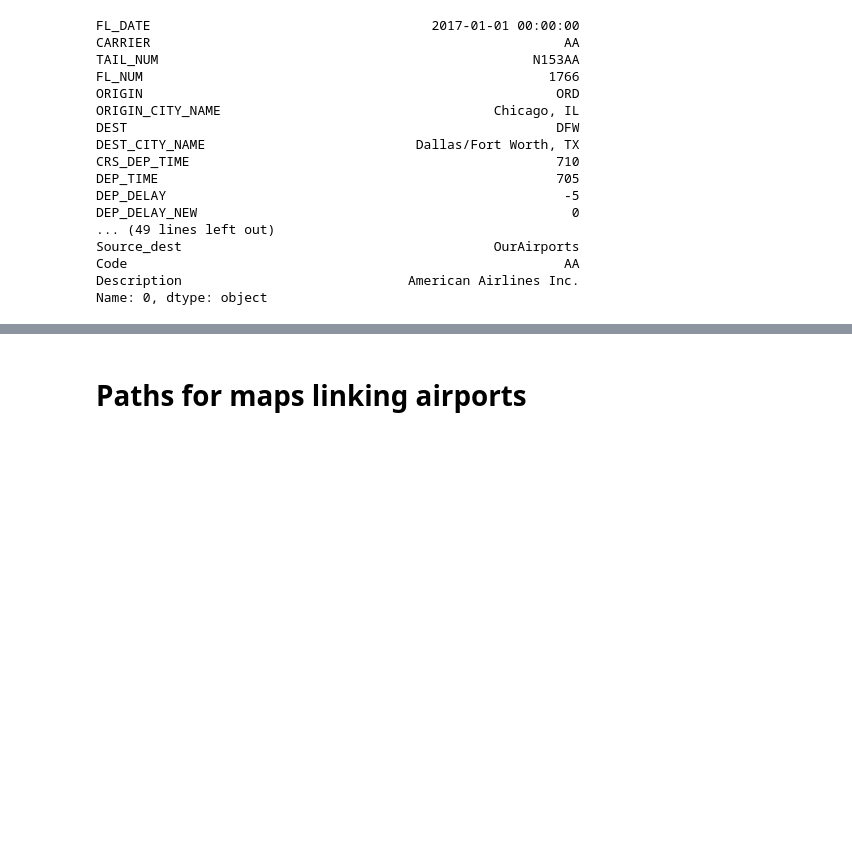
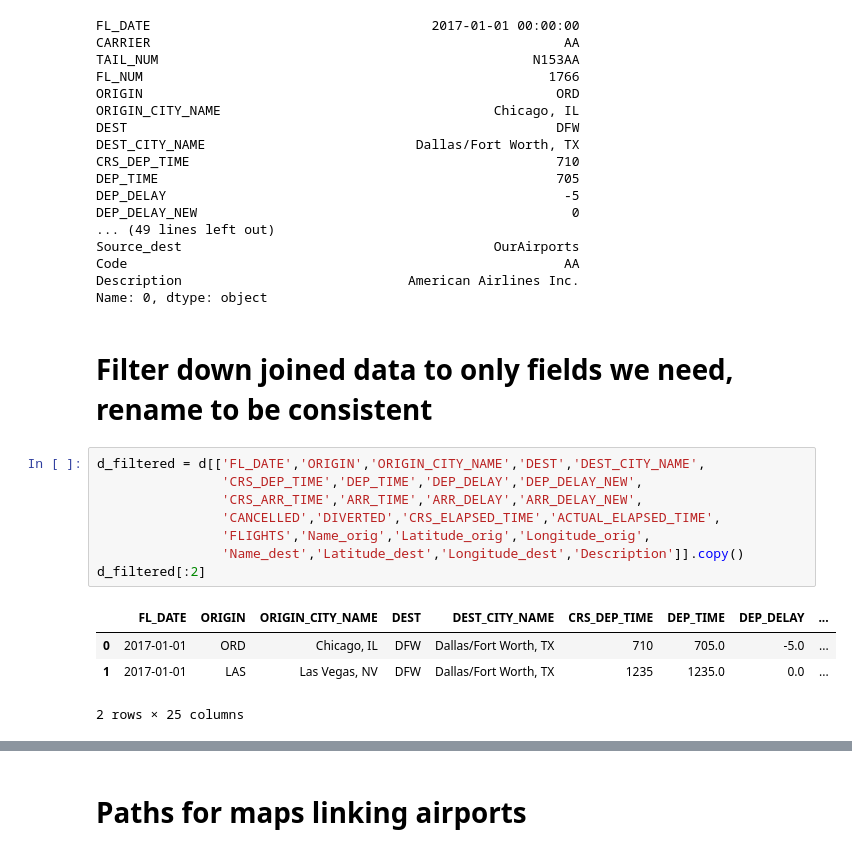
Before and after one commit to aenfield/bonvoyage, a Jupyter notebook: notebooks/CombineAndAugmentBTSData.ipynb, the cells around one changed output, grey strips where cells are left out. Saved outputs shown, nothing was run; the diff lists cells and outputs as text; blank space fills up the shorter version.

Commit message:
Updated for filtering and renaming cols we need.

```diff
--- a/notebooks/CombineAndAugmentBTSData.ipynb
+++ b/notebooks/CombineAndAugmentBTSData.ipynb
@@ -368,3 +368,18 @@ Source_dest                                        OurAirports
 Code                                                        AA
 Description                             American Airlines Inc.
 Name: 0, dtype: object
+# %% [markdown]
+# Filter down joined data to only fields we need, rename to be consistent
+# %%
+d_filtered = d[['FL_DATE','ORIGIN','ORIGIN_CITY_NAME','DEST','DEST_CITY_NAME',
+                'CRS_DEP_TIME','DEP_TIME','DEP_DELAY','DEP_DELAY_NEW',
+                'CRS_ARR_TIME','ARR_TIME','ARR_DELAY','ARR_DELAY_NEW',
+                'CANCELLED','DIVERTED','CRS_ELAPSED_TIME','ACTUAL_ELAPSED_TIME',
+                'FLIGHTS','Name_orig','Latitude_orig','Longitude_orig',
+                'Name_dest','Latitude_dest','Longitude_dest','Description']].copy()
+d_filtered[:2]
+# %% [output]
+|  | FL_DATE | ORIGIN | ORIGIN_CITY_NAME | DEST | DEST_CITY_NAME | CRS_DEP_TIME | DEP_TIME | DEP_DELAY | ... |
+| 0 | 2017-01-01 | ORD | Chicago, IL | DFW | Dallas/Fort Worth, TX | 710 | 705.0 | -5.0 | ... |
+| 1 | 2017-01-01 | LAS | Las Vegas, NV | DFW | Dallas/Fort Worth, TX | 1235 | 1235.0 | 0.0 | ... |
+2 rows × 25 columns
```
Also changed, not shown: parts of 5 cells of this notebook.
